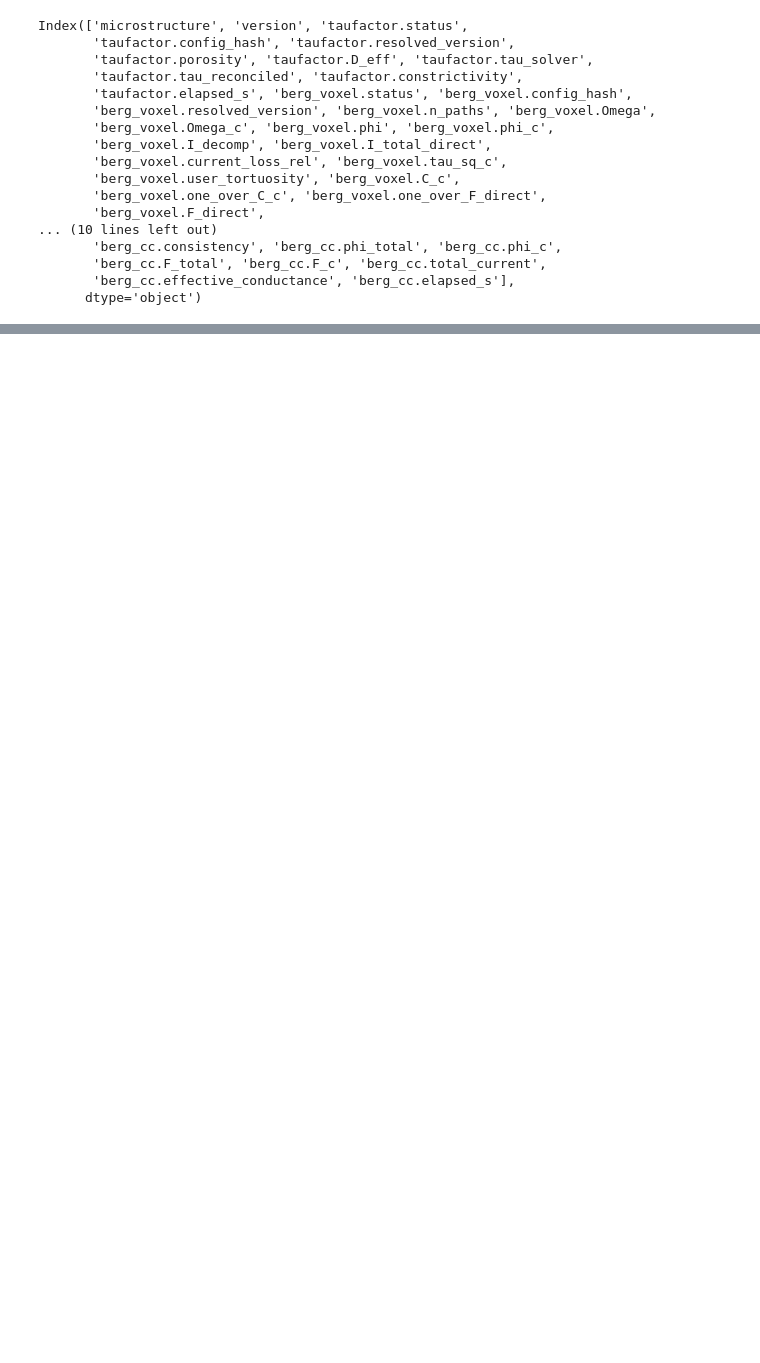
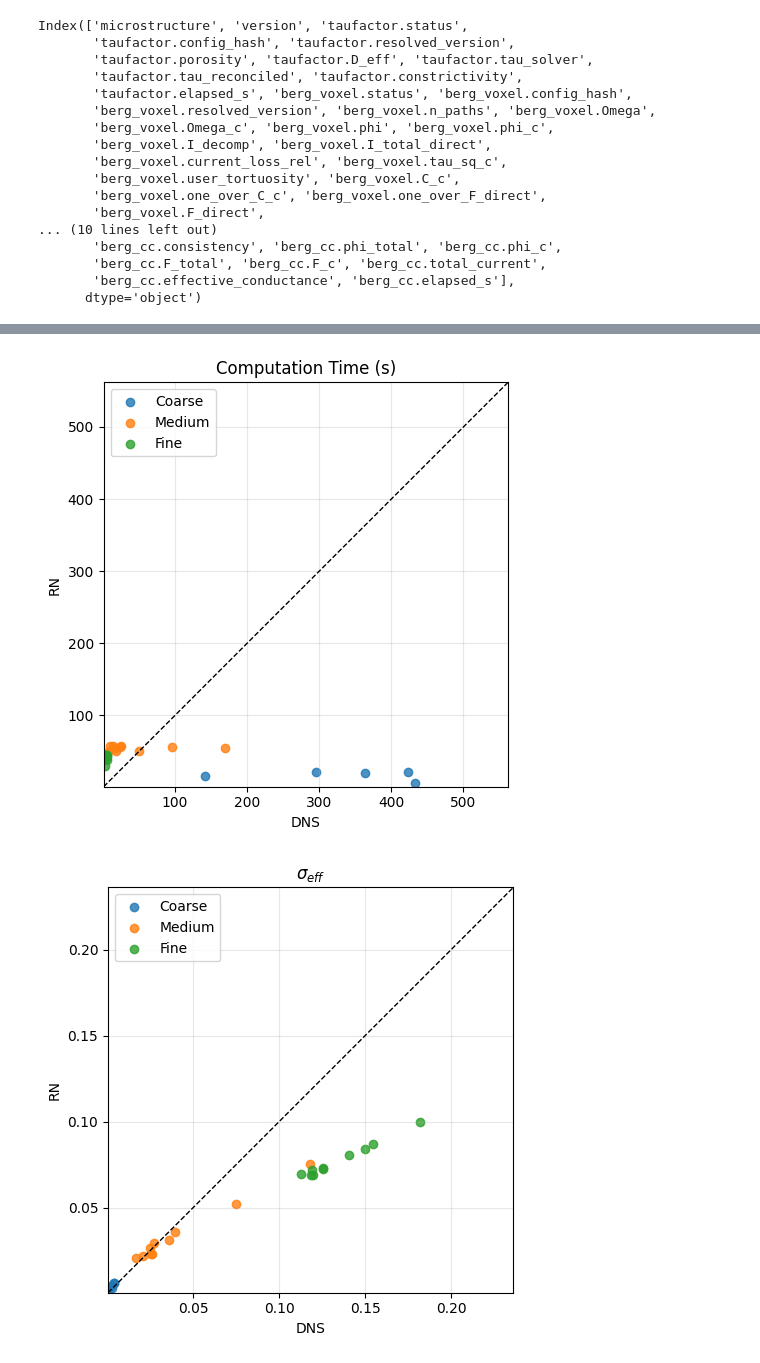
Before and after one commit to rochan17/Constrictivity, a Jupyter notebook: analysis/notebooks/all_TRACE.ipynb, the cells around one changed output, grey strips where cells are left out. Drawn from its saved outputs; the diff is of its cells as text; code cells hidden in the pictures; blank space fills up the shorter version.

```diff
--- a/analysis/notebooks/all_TRACE.ipynb
+++ b/analysis/notebooks/all_TRACE.ipynb
@@ -164,0 +246,49 @@ pd.Series(result["baseline"]).to_frame("baseline").join(
+# %%
+colors = {
+    "Coarse": "tab:blue",
+    "Medium": "tab:orange",
+    "Fine": "tab:green",
+}
+
+for values, ylabel in [
+    (["DNS Time(s)", "RN Time(s)"], "Computation Time (s)"),
+    (["DNS sigma_eff", "RN sigma_eff"], r"$\sigma_{eff}$"),
+    (["DNS tortuosity²", "RN tortuosity²"], r"$\tau^2$"),
+    (["DNS constrictivity", "RN constrictivity"], "Constrictivity"),
+    (["DNS phi_c", "RN phi_c"], r"$\phi_c$"),
+]:
+    fig, ax = plt.subplots(figsize=(6, 5))
+
+    for microstructure_type, color in colors.items():
+        data = plot_data[plot_data["type"] == microstructure_type]
+
+        ax.scatter(
+            data[values[0]],
+            data[values[1]],
+            label=microstructure_type,
+            color=color,
+            alpha=0.8,
+        )
+
+    x_all = plot_data[values[0]]
+    y_all = plot_data[values[1]]
+    limits = [
+        min(x_all.min(), y_all.min()) - 0.3*min(x_all.min(), y_all.min()),
+        max(x_all.max(), y_all.max()) + 0.3*max(x_all.max(), y_all.max()),
+    ]
+
+    ax.plot(limits, limits, "k--", linewidth=1)
+    ax.set_xlim(limits)
+    ax.set_ylim(limits)
+    ax.set_aspect("equal", adjustable="box")
+    ax.set_xlabel("DNS")
+    ax.set_ylabel("RN")
+    ax.set_title(ylabel)
+    ax.legend()
+    ax.grid(alpha=0.3)
+
+    plt.tight_layout()
+    plt.show()
+# %% [output]
+[figure, added]
+[figure, added]
```
Also changed, not shown: parts of 21 cells of this notebook, 17 other files.
